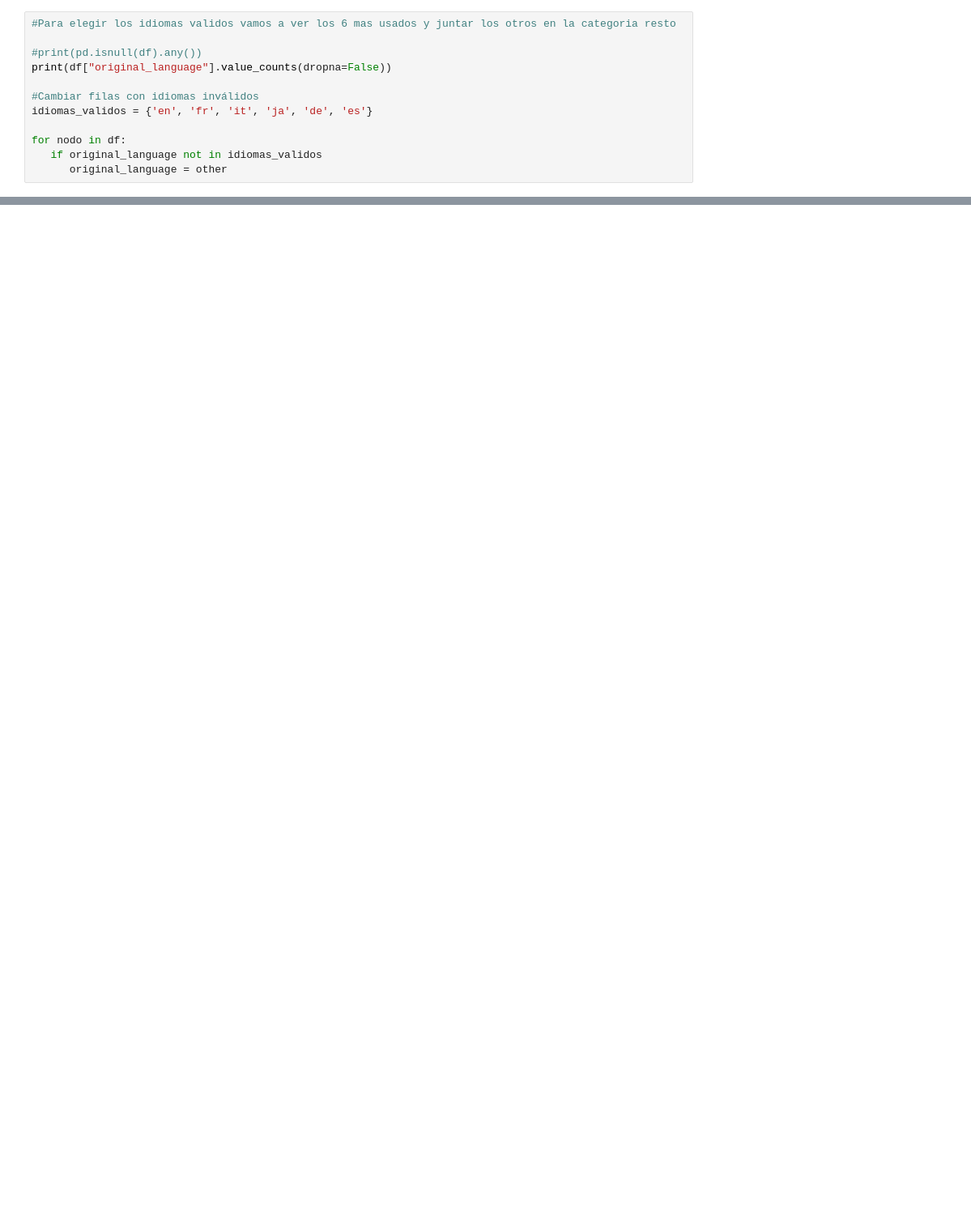
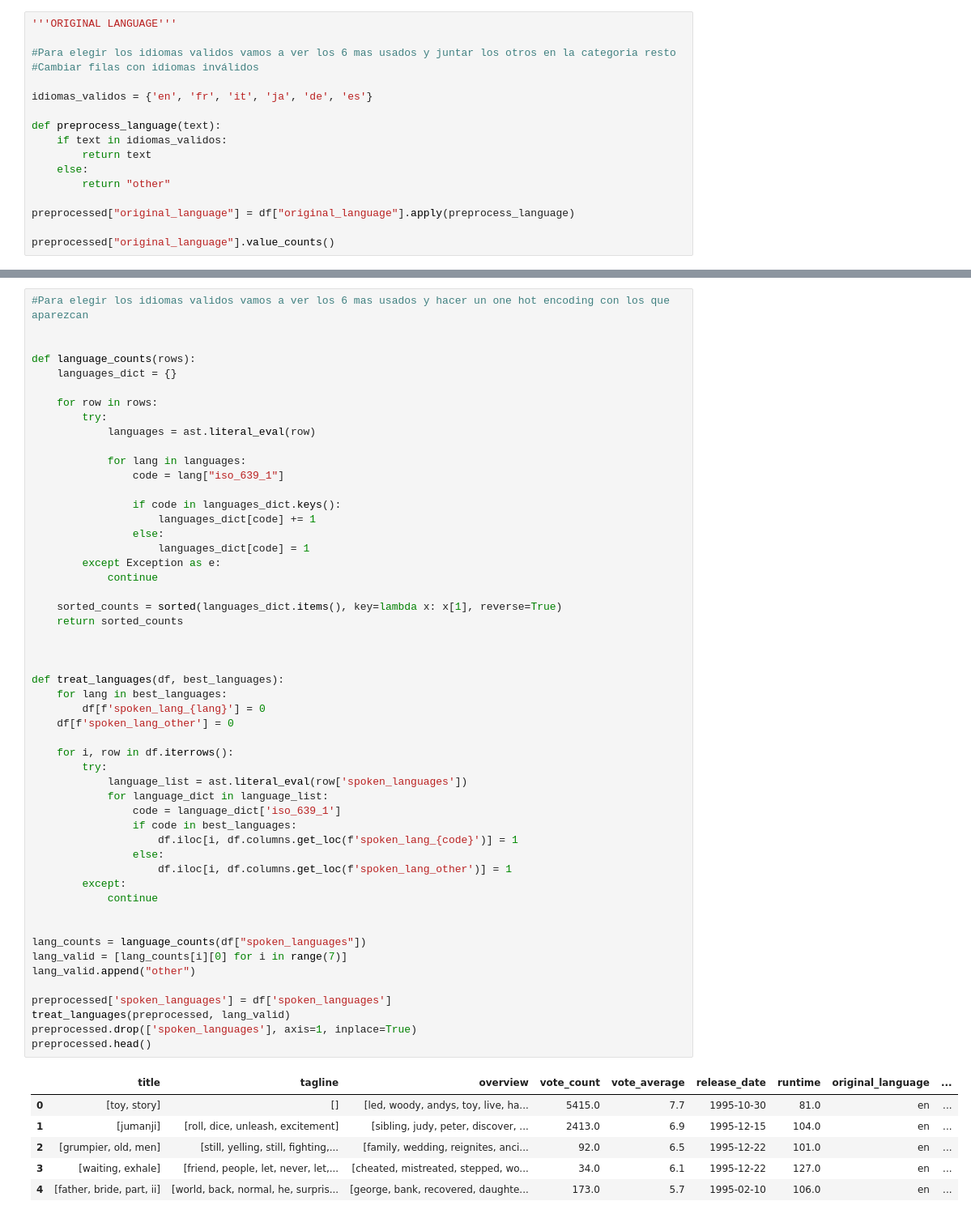
Before and after one commit to hectorms86/mineria-datos, a Jupyter notebook: preproceso.ipynb, the cells around one changed output, grey strips where cells are left out. Shown: that part at 81% size. Cells and saved outputs as stored; diff of their text form; blank space fills up the shorter version.

Commit message:
Preproceso acabado, falta limpieza

```diff
--- a/preproceso.ipynb
+++ b/preproceso.ipynb
@@ -232,12 +262,17 @@ NameError: name 'df' is not defined
 # %%
+'''ORIGINAL LANGUAGE'''
+
 #Para elegir los idiomas validos vamos a ver los 6 mas usados y juntar los otros en la categoria resto
+#Cambiar filas con idiomas inválidos
 
-#print(pd.isnull(df).any())
-print(df["original_language"].value_counts(dropna=False))
-
-#Cambiar filas con idiomas inválidos
 idiomas_validos = {'en', 'fr', 'it', 'ja', 'de', 'es'}
 
-for nodo in df:
-   if original_language not in idiomas_validos
-      original_language = other
+def preprocess_language(text):
+    if text in idiomas_validos:
+        return text
+    else:
+        return "other"
+
+preprocessed["original_language"] = df["original_language"].apply(preprocess_language)
+
+preprocessed["original_language"].value_counts()
@@ -258 +288,60 @@ for nodo in df:
+# %%
+#Para elegir los idiomas validos vamos a ver los 6 mas usados y hacer un one hot encoding con los que aparezcan
+
+
+def language_counts(rows):
+    languages_dict = {}
+
+    for row in rows:
+        try:
+            languages = ast.literal_eval(row)
+
+            for lang in languages:
+                code = lang["iso_639_1"]
+
+                if code in languages_dict.keys():
+                    languages_dict[code] += 1
+                else:
+                    languages_dict[code] = 1
+        except Exception as e:
+            continue
+
+    sorted_counts = sorted(languages_dict.items(), key=lambda x: x[1], reverse=True)
+    return sorted_counts
+
+
+
+def treat_languages(df, best_languages):
+    for lang in best_languages:
+        df[f'spoken_lang_{lang}'] = 0
+    df[f'spoken_lang_other'] = 0
+
+    for i, row in df.iterrows():
+        try:
+            language_list = ast.literal_eval(row['spoken_languages'])
+            for language_dict in language_list:
+                code = language_dict['iso_639_1']
+                if code in best_languages:
+                    df.iloc[i, df.columns.get_loc(f'spoken_lang_{code}')] = 1
+                else:
+                    df.iloc[i, df.columns.get_loc(f'spoken_lang_other')] = 1
+        except:
+            continue
+
+
+lang_counts = language_counts(df["spoken_languages"])
+lang_valid = [lang_counts[i][0] for i in range(7)]
+lang_valid.append("other")
+
+preprocessed['spoken_languages'] = df['spoken_languages']
+treat_languages(preprocessed, lang_valid)
+preprocessed.drop(['spoken_languages'], axis=1, inplace=True)
+preprocessed.head()
+# %% [output]
+|  | title | tagline | overview | vote_count | vote_average | release_date | runtime | original_language | ... |
+| 0 | [toy, story] | [] | [led, woody, andys, toy, live, ha... | 5415.0 | 7.7 | 1995-10-30 | 81.0 | en | ... |
+| 1 | [jumanji] | [roll, dice, unleash, excitement] | [sibling, judy, peter, discover, ... | 2413.0 | 6.9 | 1995-12-15 | 104.0 | en | ... |
+| 2 | [grumpier, old, men] | [still, yelling, still, fighting,... | [family, wedding, reignites, anci... | 92.0 | 6.5 | 1995-12-22 | 101.0 | en | ... |
+| 3 | [waiting, exhale] | [friend, people, let, never, let,... | [cheated, mistreated, stepped, wo... | 34.0 | 6.1 | 1995-12-22 | 127.0 | en | ... |
+| 4 | [father, bride, part, ii] | [world, back, normal, he, surpris... | [george, bank, recovered, daughte... | 173.0 | 5.7 | 1995-02-10 | 106.0 | en | ... |
 # %%
```
Also changed, not shown: parts of 27 cells of this notebook.
